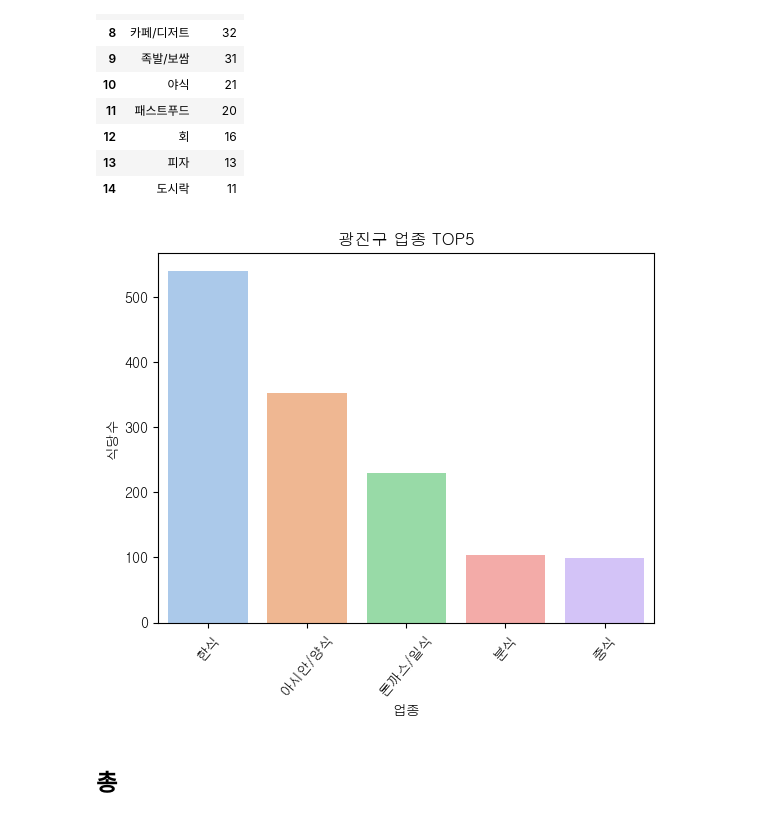
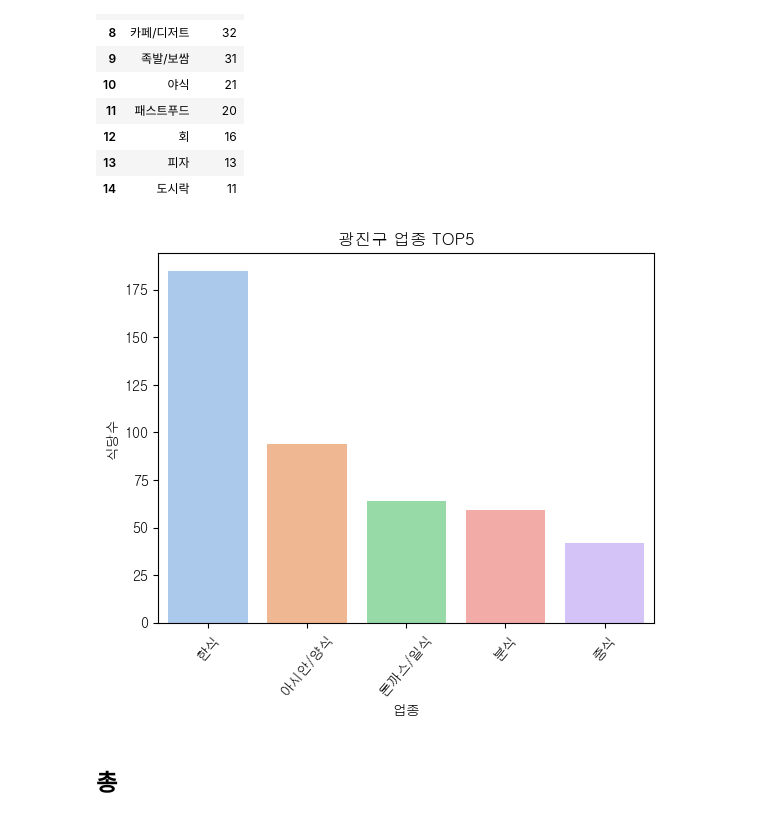
Before and after one commit to sangchun1/sales_project, a Jupyter notebook: data_analysis/seoul_delievery_analysis_barchart.ipynb, the cells around one changed output. Drawn from its saved outputs; the diff is of its cells as text; code cells hidden in the pictures.

```diff
--- a/data_analysis/seoul_delievery_analysis_barchart.ipynb
+++ b/data_analysis/seoul_delievery_analysis_barchart.ipynb
@@ -421,7 +421,7 @@ plt.savefig('./BarChart/40대 여성 인구가 제일 많은 구 TOP5.png')
 * 송파, 서초, 성동, 용산, 광진
 # %%
 # 데이터 불러오기
-df_gu = pd.read_csv('./csv/place_location(full).csv')
+df_gu = pd.read_csv('D:/박상춘/프로젝트/sales_project/data_preprocessing/csv/place_location(full).csv')
 # %%
 # 필요없는 컬럼 제거
 df_gu.drop(['place_name', 'address', 'lat', 'lng'], axis=1, inplace=True)
@@ -779,10 +779,10 @@ df_gu_gj
 | 14 | 도시락 | 11 |
 # %%
 plt.xticks(rotation=50)
-sns.barplot(x='업종',y='식당수',data=df_gu_gn.head(5)).set(title='광진구 업종 TOP5')
-plt.savefig('./BarChart/광진구 업종 TOP5.png')
+sns.barplot(x='업종',y='식당수',data=df_gu_gj.head(5)).set(title='광진구 업종 TOP5')
+plt.savefig('./plot/BarChart/광진구 업종 TOP5.png')
 # %% [output]
-[figure, old version]
+[figure, new version]
 # %% [markdown]
 ## 총
 # %%
```
Also changed, not shown: parts of 4 cells of this notebook, 6 other files.
